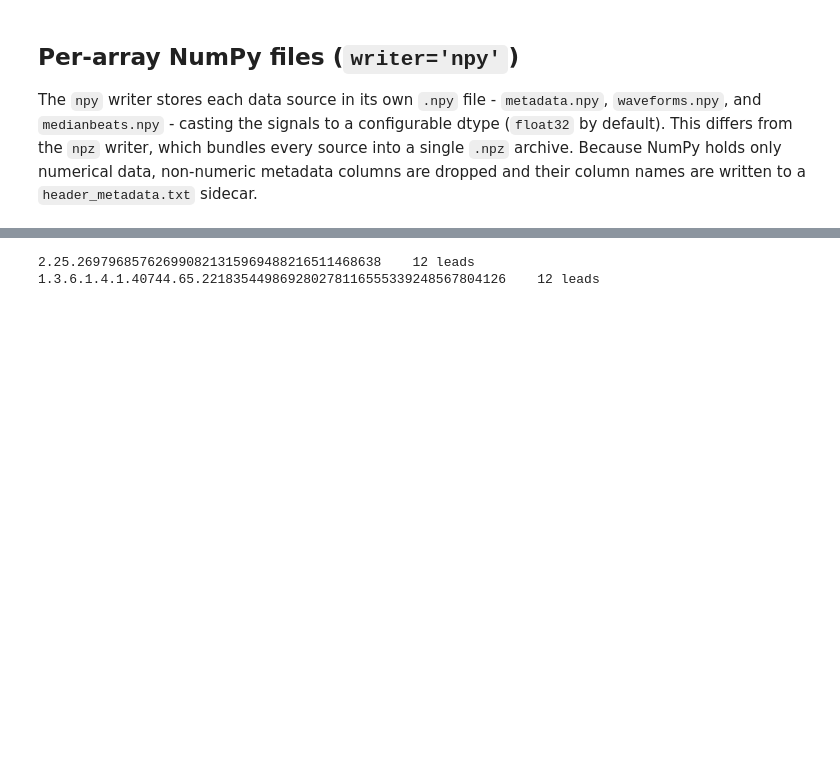
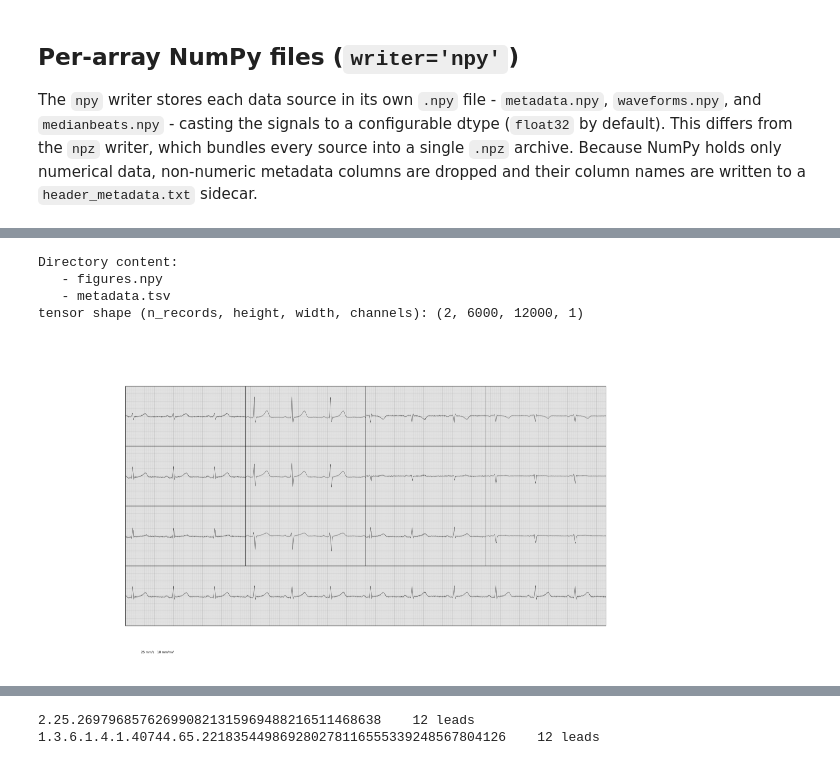
Before and after one commit to afschmidt/ECGProcess, a Jupyter notebook: resources/examples/writer.ipynb, the cells around one changed output, grey strips where cells are left out. Cells and saved outputs as stored; diff of their text form; code cells hidden in the pictures; blank space fills up the shorter version.

Commit message:
docs(writer): document writer module and add writer example notebook

```diff
--- a/resources/examples/writer.ipynb
+++ b/resources/examples/writer.ipynb
@@ -83,0 +151,15 @@ Directory content:
+# %%
+if importlib.util.find_spec('tensorflow') is not None:
+    with tempfile.TemporaryDirectory() as temp_dir:
+        os.chdir(temp_dir)
+        reader = ECGDICOMReader()
+        ecgtable = ECGTable(reader, path_list=dicom_path_list,
+                            signal_length_w=5000, signal_length_m=600)
+        res = ecgtable(verbose=False).write_ecg(
+            parsed_config=parser_dicom, write_failed=False,
+            writer='tensorflow')
+        print('Directory content:')
+        for file_name in sorted(os.listdir(getattr(res, 'target_path'))):
+            print('   - {}'.format(file_name))
+else:
+    print('tensorflow writer skipped: optional dependency not installed')
@@ -125,3 +226,43 @@ Directory content:
+# %%
+# annotate each figure with the ECG calibration before rasterising, so
+# the unit label becomes part of the stored pixel tensor
+pixel_writer = PixelWriter(
+    channels='gray',
+    kwargs_call={'style': style, 'sampling_rate': 500},
+    annotate=[{'text': '25 mm/s   10 mm/mV', 'xy': (0.15, 0.02)}],
+)
+with tempfile.TemporaryDirectory() as temp_dir:
+    os.chdir(temp_dir)
+    reader = ECGDICOMReader()
+    ecgtable = ECGTable(reader, path_list=dicom_path_list,
+                        extract_median=False)
+    res = ecgtable(verbose=False).write_ecg(
+        parsed_config=parser_dicom, write_failed=False, writer=pixel_writer)
+    target = getattr(res, 'target_path')
+    print('Directory content:')
+    for file_name in sorted(os.listdir(target)):
+        print('   - {}'.format(file_name))
+    # read the stacked tensor back from disk
+    tensor = np.load(os.path.join(target, 'figures.npy'), allow_pickle=False)
+print('tensor shape (n_records, height, width, channels):', tensor.shape)
+print('')
+
+# #### plot the first record back from the tensor
+fig, ax = plt.subplots(figsize=(8, 6))
+# grayscale keeps a channel axis; drop it for imshow
+ax.imshow(tensor[0, :, :, 0], cmap='gray')
+# ax.set_title('pixel tensor - record 0 (calibration annotation baked in)')
+ax.axis('off')
+buf = io.BytesIO()
+fig.savefig(buf, format='png', dpi=100, bbox_inches='tight')
+plt.close(fig)
+Image(data=buf.getvalue())
+# %% [output]
+Directory content:
+   - figures.npy
+   - metadata.tsv
+tensor shape (n_records, height, width, channels): (2, 6000, 12000, 1)
+[figure, added]
 # %% [markdown]
 ## Bringing your own writer
 
```
Also changed, not shown: parts of 14 cells of this notebook.
